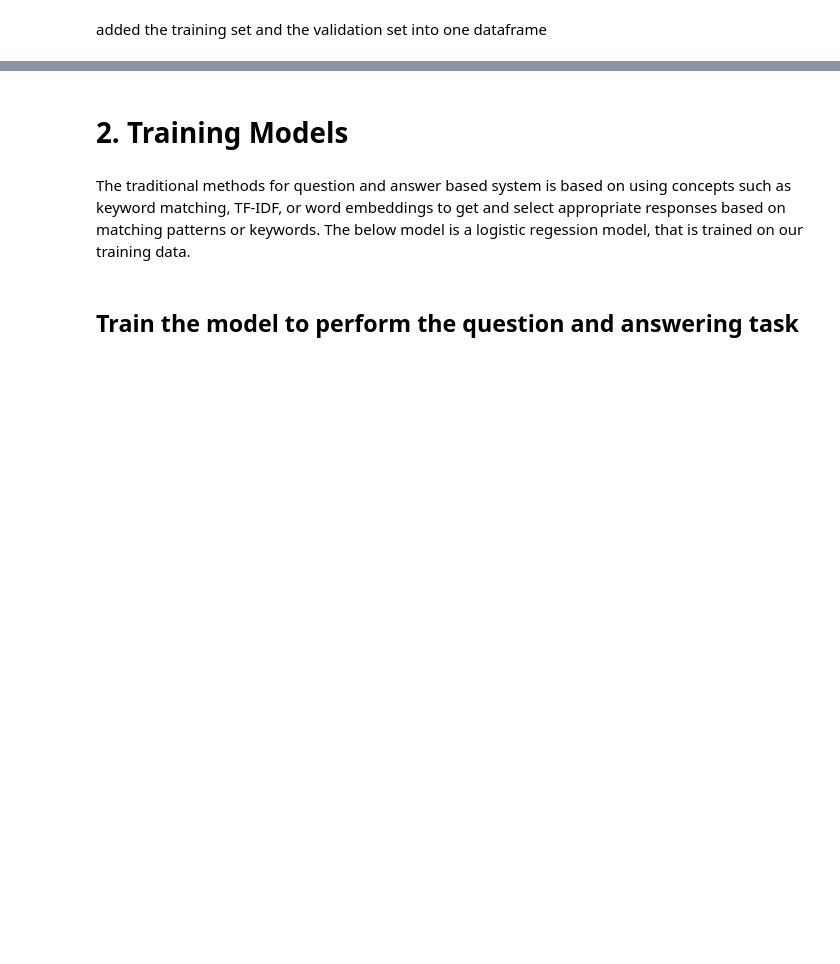
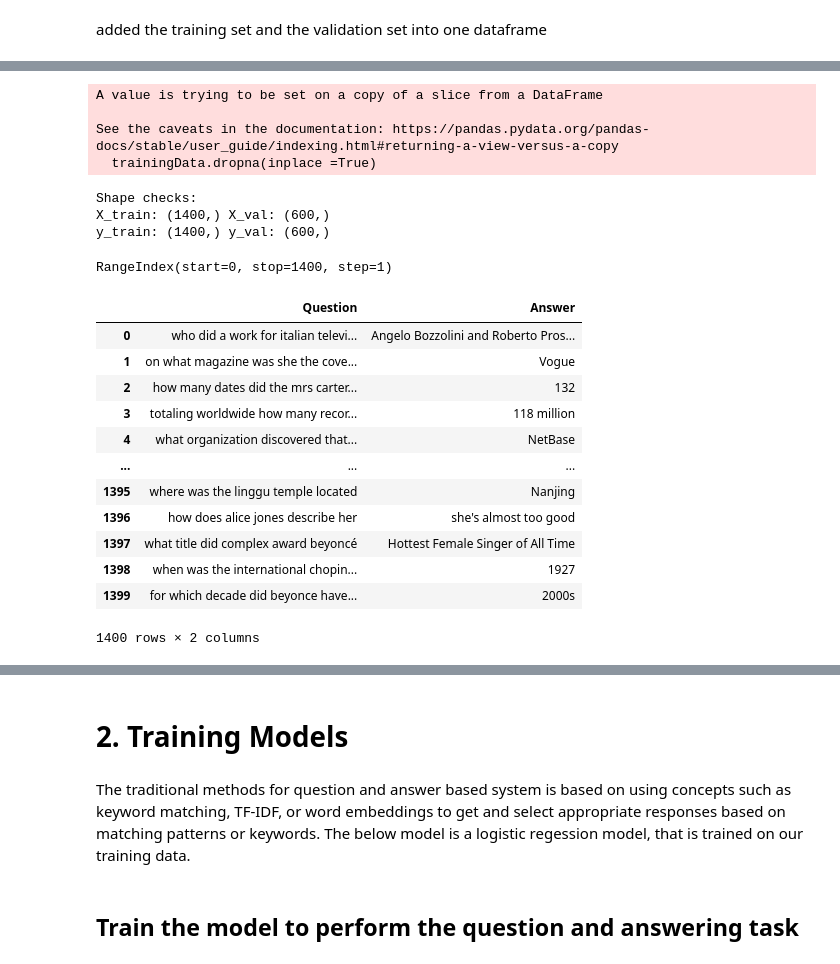
Before and after one commit to Ele975/ML_project2, a Jupyter notebook: models/non_generativeModel.ipynb, the cells around one changed output, grey strips where cells are left out. Cells and saved outputs as stored; diff of their text form; code cells hidden in the pictures; blank space fills up the shorter version.

```diff
--- a/models/non_generativeModel.ipynb
+++ b/models/non_generativeModel.ipynb
@@ -347,0 +349,5 @@ added the training set and the validation set into one dataframe
+# %%
+##assiging a label to each of the answers
+ansToLabel = {answer: idx for idx, answer in enumerate(trainingData['Answer'].unique())}
+trainingData['Label'] = trainingData['Answer'].map(ansToLabel)
+trainingData['Label']
@@ -348,3 +372,45 @@ added the training set and the validation set into one dataframe
+# %%
+##dropping none type since the tokeniser won't accept nonetype
+trainingData.dropna(inplace =True)
+# %% [output]
+A value is trying to be set on a copy of a slice from a DataFrame
+
+See the caveats in the documentation: https://pandas.pydata.org/pandas-docs/stable/user_guide/indexing.html#returning-a-view-versus-a-copy
+  trainingData.dropna(inplace =True)
+# %%
+X_train, X_val, y_train, y_val = train_test_split(trainingData['Question'], trainingData['Answer'], test_size = 0.3, random_state = 7)
+print(f'\nShape checks:\nX_train: {X_train.shape} X_val: {X_val.shape}\ny_train: {y_train.shape} y_val: {y_val.shape}')
+# %% [output]
+Shape checks:
+X_train: (1400,) X_val: (600,)
+y_train: (1400,) y_val: (600,)
+# %%
+##had to reset the index because after the split, they are not in order
+X_train.reset_index(drop=True, inplace = True)
+X_val.reset_index(drop=True, inplace = True)
+y_train.reset_index(drop=True, inplace = True)
+y_val.reset_index(drop=True, inplace = True)
+# %%
+X_train.index
+y_train.index
+# %% [output]
+RangeIndex(start=0, stop=1400, step=1)
 # %%
 ##adding the df back together because i want to combine the question and ans, since the training is going to be done with classification
-newdf  = pd.concat([trainingData, valData], ignore_index=True)
+data = {'Question': X_train, 'Answer': y_train}
+trainDF = pd.DataFrame(data)
+trainDF
+# %% [output]
+|  | Question | Answer |
+| 0 | who did a work for italian televi... | Angelo Bozzolini and Roberto Pros... |
+| 1 | on what magazine was she the cove... | Vogue |
+| 2 | how many dates did the mrs carter... | 132 |
+| 3 | totaling worldwide how many recor... | 118 million |
+| 4 | what organization discovered that... | NetBase |
+| ... | ... | ... |
+| 1395 | where was the linggu temple located | Nanjing |
+| 1396 | how does alice jones describe her | she's almost too good |
+| 1397 | what title did complex award beyoncé | Hottest Female Singer of All Time |
+| 1398 | when was the international chopin... | 1927 |
+| 1399 | for which decade did beyonce have... | 2000s |
+1400 rows × 2 columns
```
Also changed, not shown: parts of 41 cells of this notebook, 1 other file.
